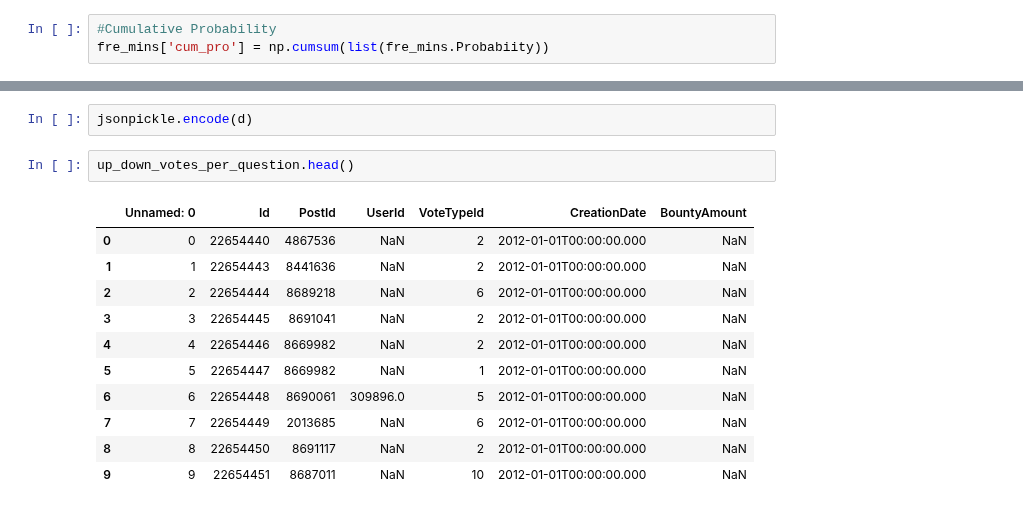
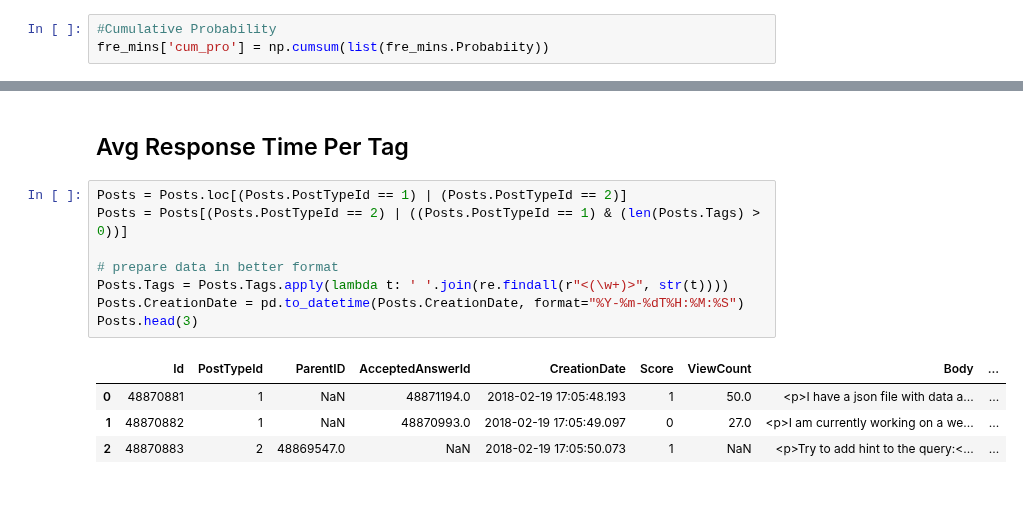
Before and after one commit to MaksimDan/160-Stackoverflow, a Jupyter notebook: source/eda/EDA-stackoverflow.ipynb, the cells around one changed output, grey strips where cells are left out. Drawn from its saved outputs; the diff is of its cells as text.

```diff
--- a/source/eda/EDA-stackoverflow.ipynb
+++ b/source/eda/EDA-stackoverflow.ipynb
@@ -304,16 +375,15 @@ Id | Name
-# %%
-jsonpickle.encode(d)
-# %%
-up_down_votes_per_question.head()
-# %% [output]
-|  | Unnamed: 0 | Id | PostId | UserId | VoteTypeId | CreationDate | BountyAmount |
-| 0 | 0 | 22654440 | 4867536 | NaN | 2 | 2012-01-01T00:00:00.000 | NaN |
-| 1 | 1 | 22654443 | 8441636 | NaN | 2 | 2012-01-01T00:00:00.000 | NaN |
-| 2 | 2 | 22654444 | 8689218 | NaN | 6 | 2012-01-01T00:00:00.000 | NaN |
-| 3 | 3 | 22654445 | 8691041 | NaN | 2 | 2012-01-01T00:00:00.000 | NaN |
-| 4 | 4 | 22654446 | 8669982 | NaN | 2 | 2012-01-01T00:00:00.000 | NaN |
-| 5 | 5 | 22654447 | 8669982 | NaN | 1 | 2012-01-01T00:00:00.000 | NaN |
-| 6 | 6 | 22654448 | 8690061 | 309896.0 | 5 | 2012-01-01T00:00:00.000 | NaN |
-| 7 | 7 | 22654449 | 2013685 | NaN | 6 | 2012-01-01T00:00:00.000 | NaN |
-| 8 | 8 | 22654450 | 8691117 | NaN | 2 | 2012-01-01T00:00:00.000 | NaN |
-| 9 | 9 | 22654451 | 8687011 | NaN | 10 | 2012-01-01T00:00:00.000 | NaN |
+# %% [markdown]
+## Avg Response Time Per Tag
+# %%
+Posts = Posts.loc[(Posts.PostTypeId == 1) | (Posts.PostTypeId == 2)]
+Posts = Posts[(Posts.PostTypeId == 2) | ((Posts.PostTypeId == 1) & (len(Posts.Tags) > 0))]
+
+# prepare data in better format
+Posts.Tags = Posts.Tags.apply(lambda t: ' '.join(re.findall(r"<(\w+)>", str(t))))
+Posts.CreationDate = pd.to_datetime(Posts.CreationDate, format="%Y-%m-%dT%H:%M:%S")
+Posts.head(3)
+# %% [output]
+|  | Id | PostTypeId | ParentID | AcceptedAnswerId | CreationDate | Score | ViewCount | Body | ... |
+| 0 | 48870881 | 1 | NaN | 48871194.0 | 2018-02-19 17:05:48.193 | 1 | 50.0 | <p>I have a json file with data a... | ... |
+| 1 | 48870882 | 1 | NaN | 48870993.0 | 2018-02-19 17:05:49.097 | 0 | 27.0 | <p>I am currently working on a we... | ... |
+| 2 | 48870883 | 2 | 48869547.0 | NaN | 2018-02-19 17:05:50.073 | 1 | NaN | <p>Try to add hint to the query:<... | ... |
```
Also changed, not shown: parts of 29 cells of this notebook.
